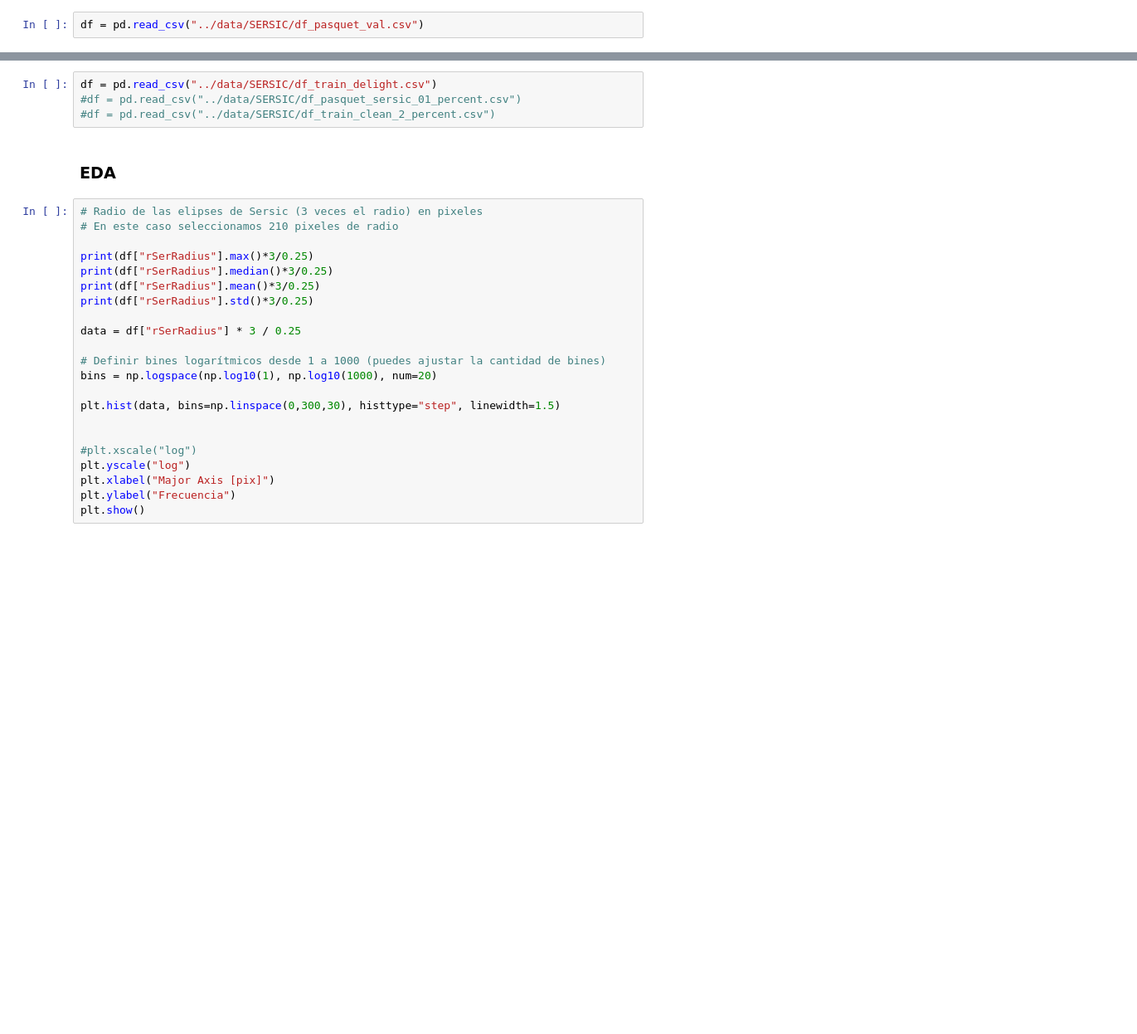
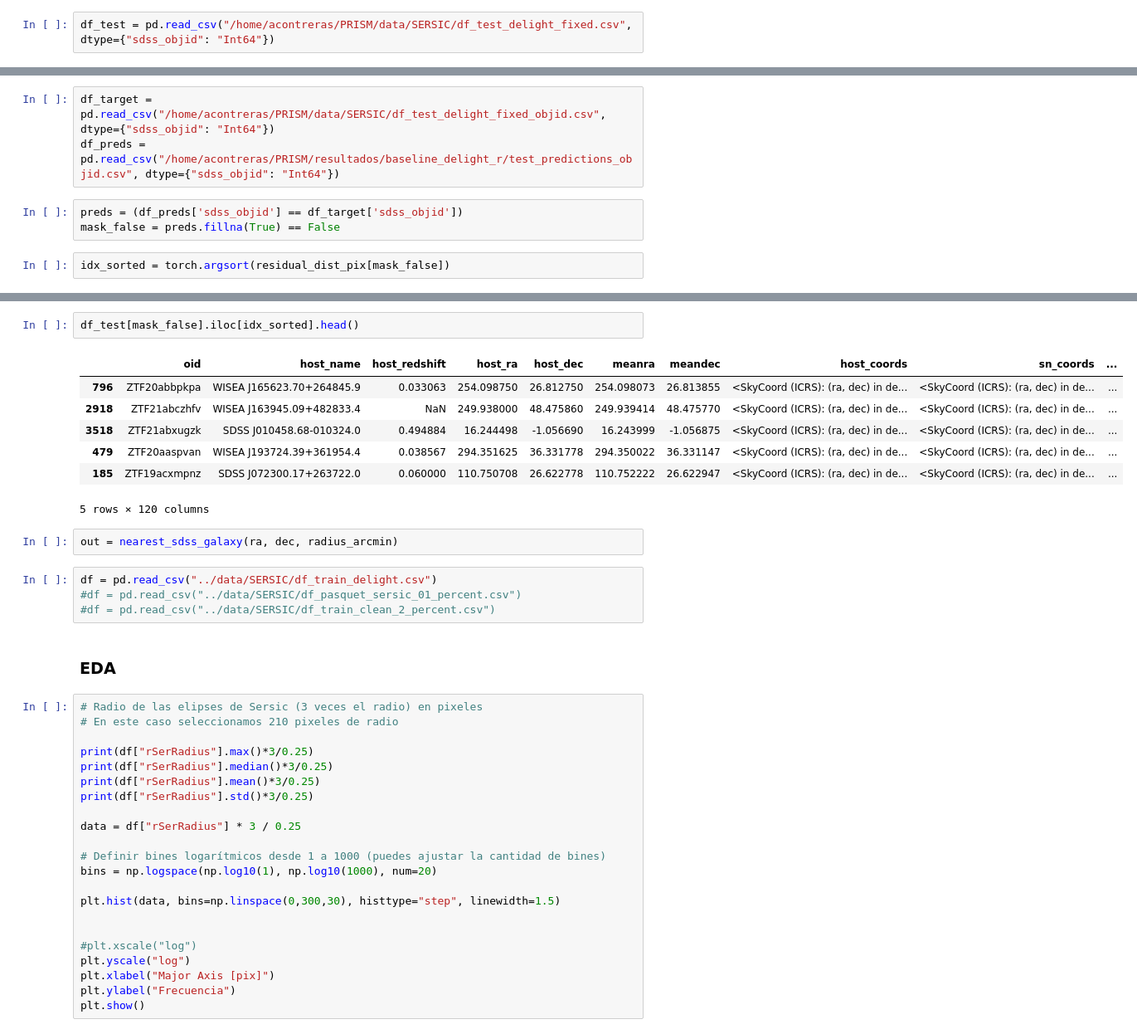
Before and after one commit to AlanMontanares/PRISM, a Jupyter notebook: notebooks/01. Sersic_profiles.ipynb, the cells around one changed output, grey strips where cells are left out. Shown at 83% size. Saved outputs shown, nothing was run; the diff lists cells and outputs as text; blank space fills up the shorter version.

```diff
--- a/notebooks/01. Sersic_profiles.ipynb
+++ b/notebooks/01. Sersic_profiles.ipynb
@@ -31,2 +91,2 @@ from utils.download_data.h2f_download_functions import get_galaxy_img
 # %%
-df = pd.read_csv("../data/SERSIC/df_pasquet_val.csv")
+df_test = pd.read_csv("/home/acontreras/PRISM/data/SERSIC/df_test_delight_fixed.csv", dtype={"sdss_objid": "Int64"})
@@ -93,0 +93,8 @@ mask.sum()
+# %%
+df_target = pd.read_csv("/home/acontreras/PRISM/data/SERSIC/df_test_delight_fixed_objid.csv", dtype={"sdss_objid": "Int64"})
+df_preds = pd.read_csv("/home/acontreras/PRISM/resultados/baseline_delight_r/test_predictions_objid.csv", dtype={"sdss_objid": "Int64"})
+# %%
+preds = (df_preds['sdss_objid'] == df_target['sdss_objid'])
+mask_false = preds.fillna(True) == False
+# %%
+idx_sorted = torch.argsort(residual_dist_pix[mask_false])
@@ -94,3 +394,15 @@ mask.sum()
+# %%
+df_test[mask_false].iloc[idx_sorted].head()
+# %% [output]
+|  | oid | host_name | host_redshift | host_ra | host_dec | meanra | meandec | host_coords | sn_coords | ... |
+| 796 | ZTF20abbpkpa | WISEA J165623.70+264845.9 | 0.033063 | 254.098750 | 26.812750 | 254.098073 | 26.813855 | <SkyCoord (ICRS): (ra, dec) in de... | <SkyCoord (ICRS): (ra, dec) in de... | ... |
+| 2918 | ZTF21abczhfv | WISEA J163945.09+482833.4 | NaN | 249.938000 | 48.475860 | 249.939414 | 48.475770 | <SkyCoord (ICRS): (ra, dec) in de... | <SkyCoord (ICRS): (ra, dec) in de... | ... |
+| 3518 | ZTF21abxugzk | SDSS J010458.68-010324.0 | 0.494884 | 16.244498 | -1.056690 | 16.243999 | -1.056875 | <SkyCoord (ICRS): (ra, dec) in de... | <SkyCoord (ICRS): (ra, dec) in de... | ... |
+| 479 | ZTF20aaspvan | WISEA J193724.39+361954.4 | 0.038567 | 294.351625 | 36.331778 | 294.350022 | 36.331147 | <SkyCoord (ICRS): (ra, dec) in de... | <SkyCoord (ICRS): (ra, dec) in de... | ... |
+| 185 | ZTF19acxmpnz | SDSS J072300.17+263722.0 | 0.060000 | 110.750708 | 26.622778 | 110.752222 | 26.622947 | <SkyCoord (ICRS): (ra, dec) in de... | <SkyCoord (ICRS): (ra, dec) in de... | ... |
+5 rows × 120 columns
+# %%
+out = nearest_sdss_galaxy(ra, dec, radius_arcmin)
 # %%
 df = pd.read_csv("../data/SERSIC/df_train_delight.csv")
 #df = pd.read_csv("../data/SERSIC/df_pasquet_sersic_01_percent.csv")
```
Also changed, not shown: parts of 30 cells of this notebook, 12 other files.
